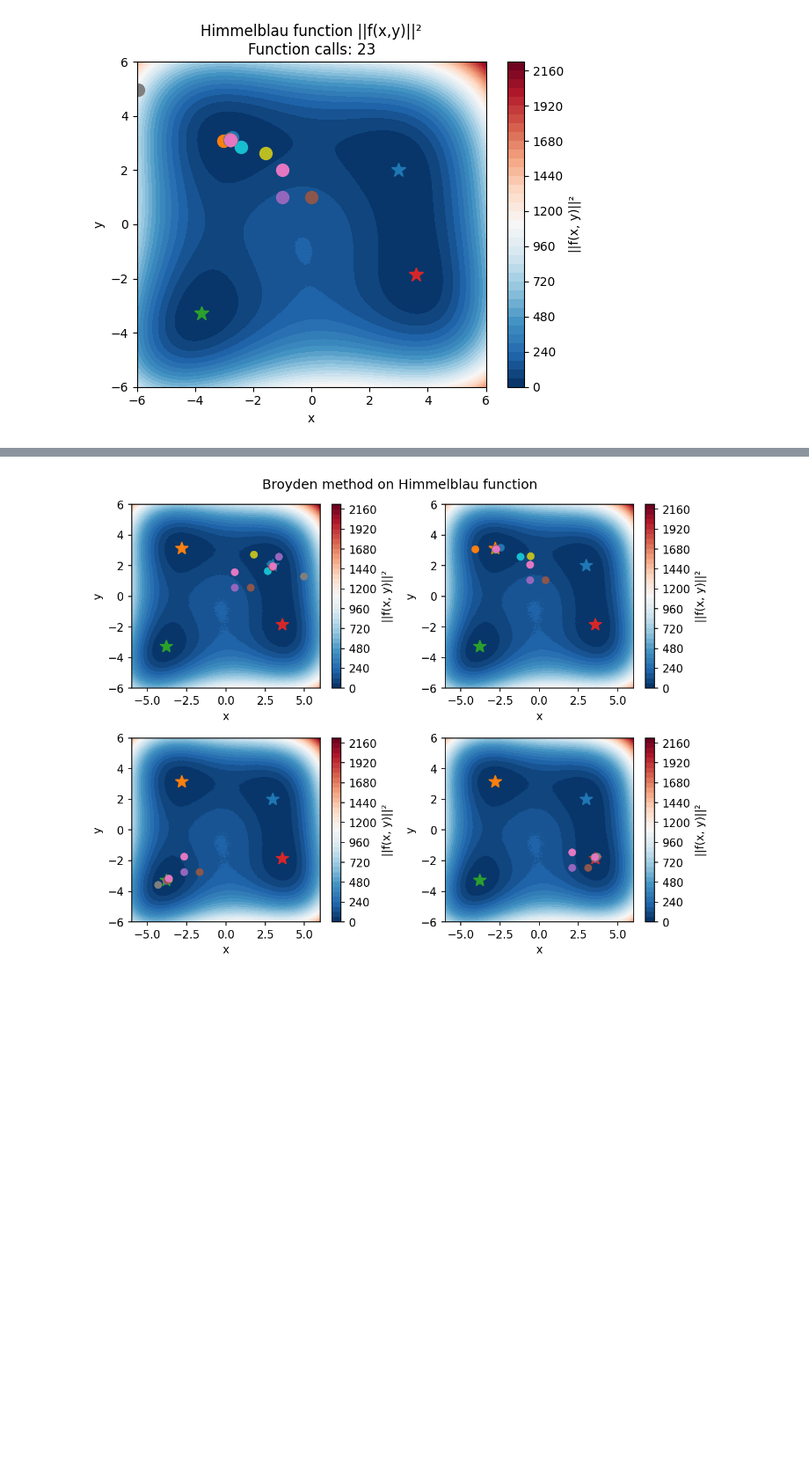
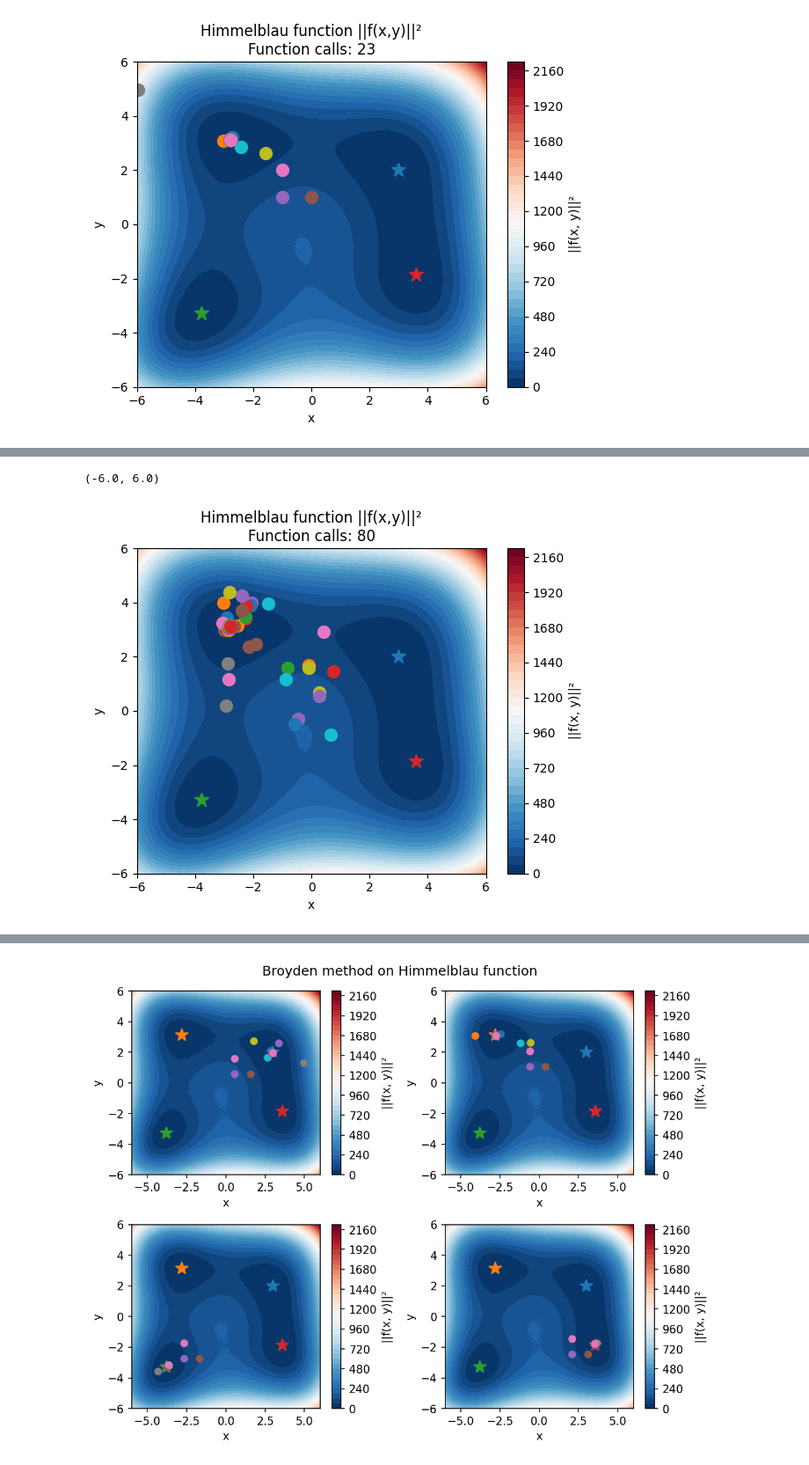
Before and after one commit to m2lines/benchmark-calibration, a Jupyter notebook: notebooks/Benchmark.ipynb, the cells around one changed output, grey strips where cells are left out. Shown at 88% size. Saved outputs shown, nothing was run; the diff lists cells and outputs as text; code cells hidden in the pictures; blank space fills up the shorter version.

Commit message:
First implementation of Julia in Python

```diff
--- a/notebooks/Benchmark.ipynb
+++ b/notebooks/Benchmark.ipynb
@@ -135,3 +138,14 @@ plt.ylim([-6,6])
+# %%
+f_eki_jl = himmelblau_fun(noise=0.01, seed=5)
+root_jl, stats_jl = EKI_Julia(f_eki_jl, niters=5, ens_size=15, uniform=True, low = [-3,-1], high=[1,3], noise=0.01, y=np.zeros(2), seed=0);
+f_eki.plot()
+for x in f_eki_jl.x:
+    plt.plot(x[0], x[1], marker='o', markersize=10)
+plt.xlim([-6,6])
+plt.ylim([-6,6])
+# %% [output]
+(-6.0, 6.0)
+[figure, added]
 # %%
 plt.plot(f_bisection.errors, label='SimplexBisection', marker='o')
 plt.plot(f_broyden.errors, label='Broyden',marker='o')
```
Also changed, not shown: parts of 3 cells of this notebook, 2 other files.
